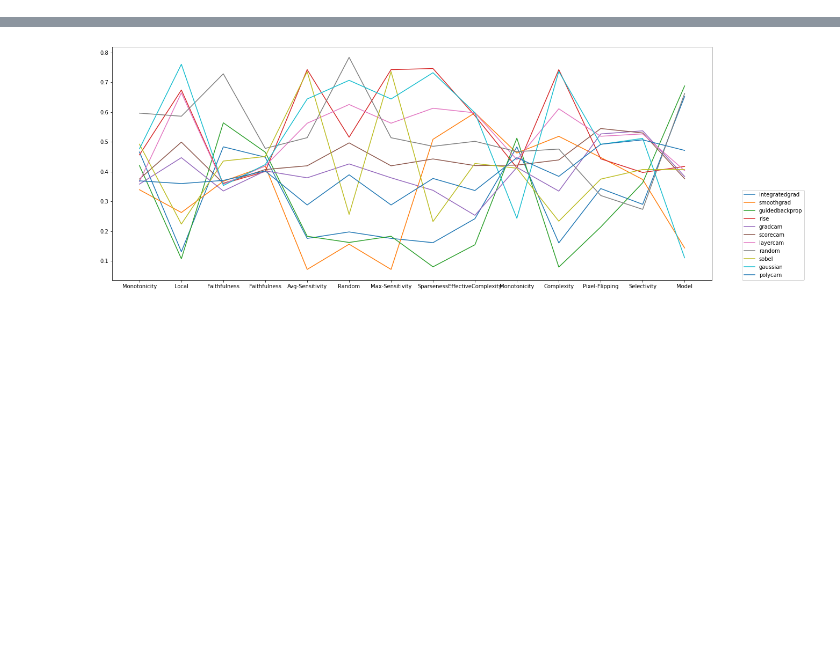
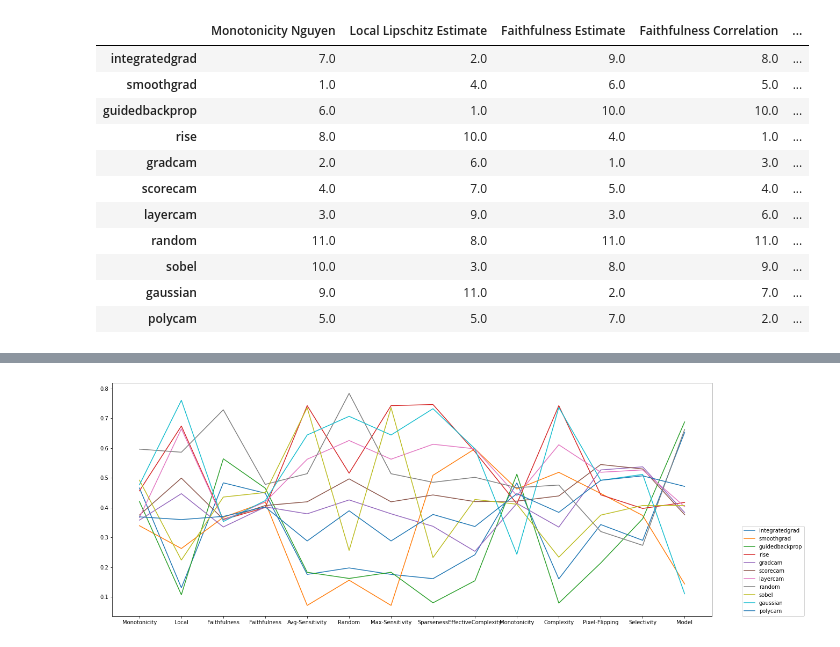
Before and after one commit to multitel-ai/Evaluation-XAI-Metrics-GD6-TRAIL, a Jupyter notebook: XAI_analysis.ipynb, the cells around one changed output, grey strips where cells are left out. Saved outputs shown, nothing was run; the diff lists cells and outputs as text; code cells hidden in the pictures; blank space fills up the shorter version.

```diff
--- a/XAI_analysis.ipynb
+++ b/XAI_analysis.ipynb
@@ -289,0 +297,15 @@ plt.show()
+# %%
+df_rank_s
+# %% [output]
+|  | Monotonicity Nguyen | Local Lipschitz Estimate | Faithfulness Estimate | Faithfulness Correlation | ... |
+| integratedgrad | 7.0 | 2.0 | 9.0 | 8.0 | ... |
+| smoothgrad | 1.0 | 4.0 | 6.0 | 5.0 | ... |
+| guidedbackprop | 6.0 | 1.0 | 10.0 | 10.0 | ... |
+| rise | 8.0 | 10.0 | 4.0 | 1.0 | ... |
+| gradcam | 2.0 | 6.0 | 1.0 | 3.0 | ... |
+| scorecam | 4.0 | 7.0 | 5.0 | 4.0 | ... |
+| layercam | 3.0 | 9.0 | 3.0 | 6.0 | ... |
+| random | 11.0 | 8.0 | 11.0 | 11.0 | ... |
+| sobel | 10.0 | 3.0 | 8.0 | 9.0 | ... |
+| gaussian | 9.0 | 11.0 | 2.0 | 7.0 | ... |
+| polycam | 5.0 | 5.0 | 7.0 | 2.0 | ... |
```
Also changed, not shown: parts of 10 cells of this notebook.
